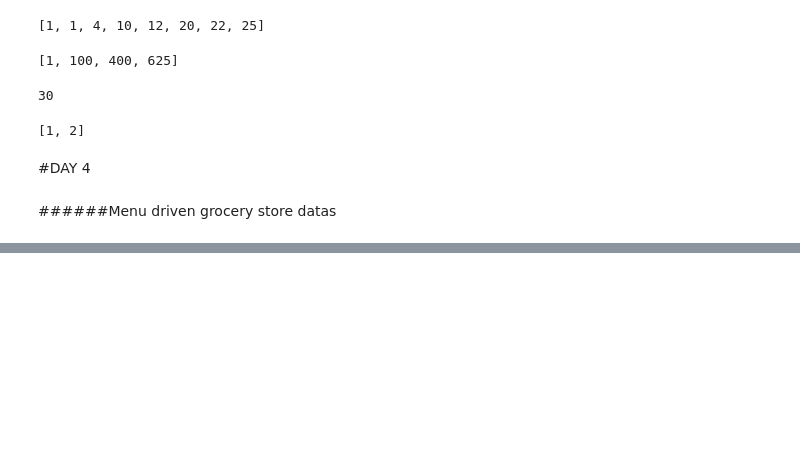
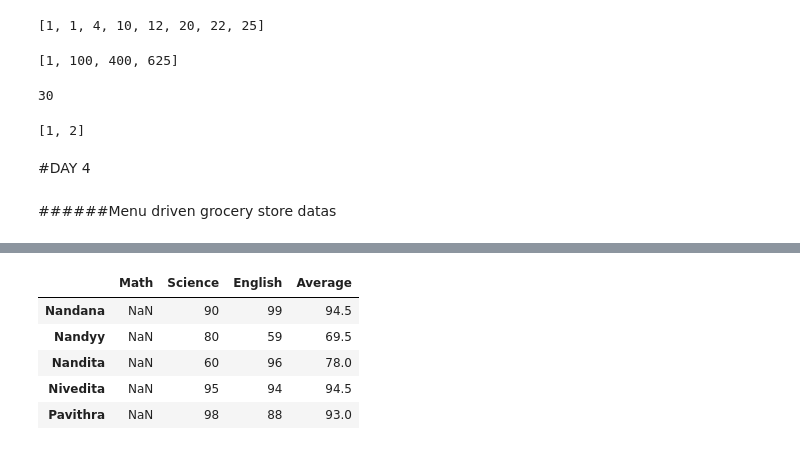
Before and after one commit to NandanaNair05/python-codes, a Jupyter notebook: python_codes.ipynb, the cells around one changed output, grey strips where cells are left out. Drawn from its saved outputs; the diff is of its cells as text; code cells hidden in the pictures; blank space fills up the shorter version.

```diff
--- a/python_codes.ipynb
+++ b/python_codes.ipynb
@@ -309,0 +460,10 @@ print(twosums([24,11,15], 26))
+# %%
+data ["Average"] = data.mean(axis=1)
+data
+# %% [output]
+|  | Math | Science | English | Average |
+| Nandana | NaN | 90 | 99 | 94.5 |
+| Nandyy | NaN | 80 | 59 | 69.5 |
+| Nandita | NaN | 60 | 96 | 78.0 |
+| Nivedita | NaN | 95 | 94 | 94.5 |
+| Pavithra | NaN | 98 | 88 | 93.0 |
```
Also changed, not shown: parts of 25 cells of this notebook.
